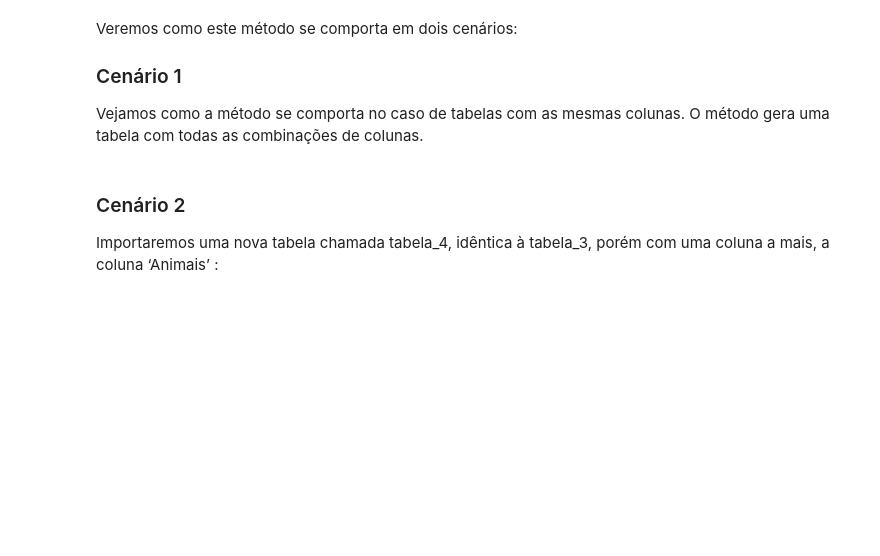
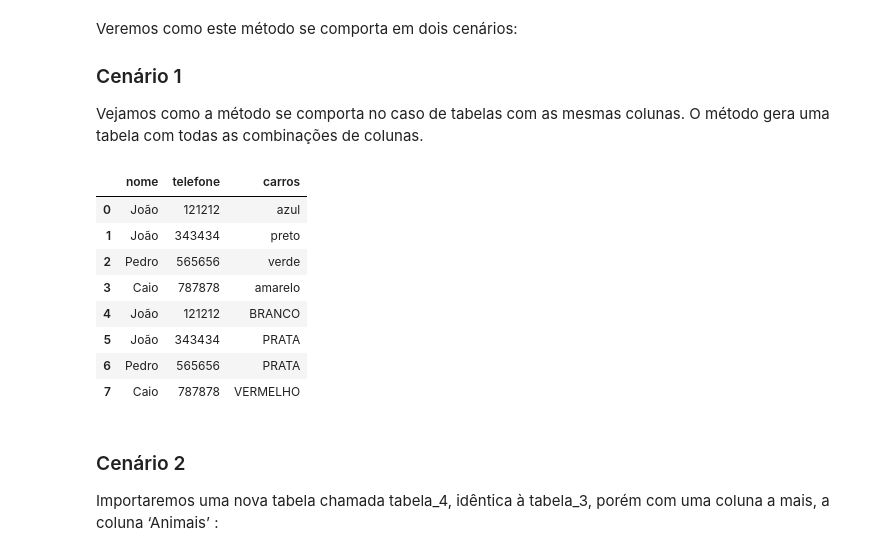
Before and after one commit to ramonbezerra/playground-python-data, a Jupyter notebook: 10_Pandas_II.ipynb, the cells around one changed output. Cells and saved outputs as stored; diff of their text form; code cells hidden in the pictures; blank space fills up the shorter version.

```diff
--- a/10_Pandas_II.ipynb
+++ b/10_Pandas_II.ipynb
@@ -125,7 +287,17 @@ Veremos como este método se comporta em dois cenários:
 
 Vejamos como a método se comporta no caso de tabelas com as mesmas colunas. O método gera uma tabela com todas as combinações de colunas.
 # %%
-pd.concat([tabela_1, tabela_3])
+pd.concat([tabela_1, tabela_3], ignore_index=True)
+# %% [output]
+|  | nome | telefone | carros |
+| 0 | João | 121212 | azul |
+| 1 | João | 343434 | preto |
+| 2 | Pedro | 565656 | verde |
+| 3 | Caio | 787878 | amarelo |
+| 4 | João | 121212 | BRANCO |
+| 5 | João | 343434 | PRATA |
+| 6 | Pedro | 565656 | PRATA |
+| 7 | Caio | 787878 | VERMELHO |
 # %% [markdown]
 ### Cenário 2
 
```
Also changed, not shown: parts of 39 cells of this notebook.
